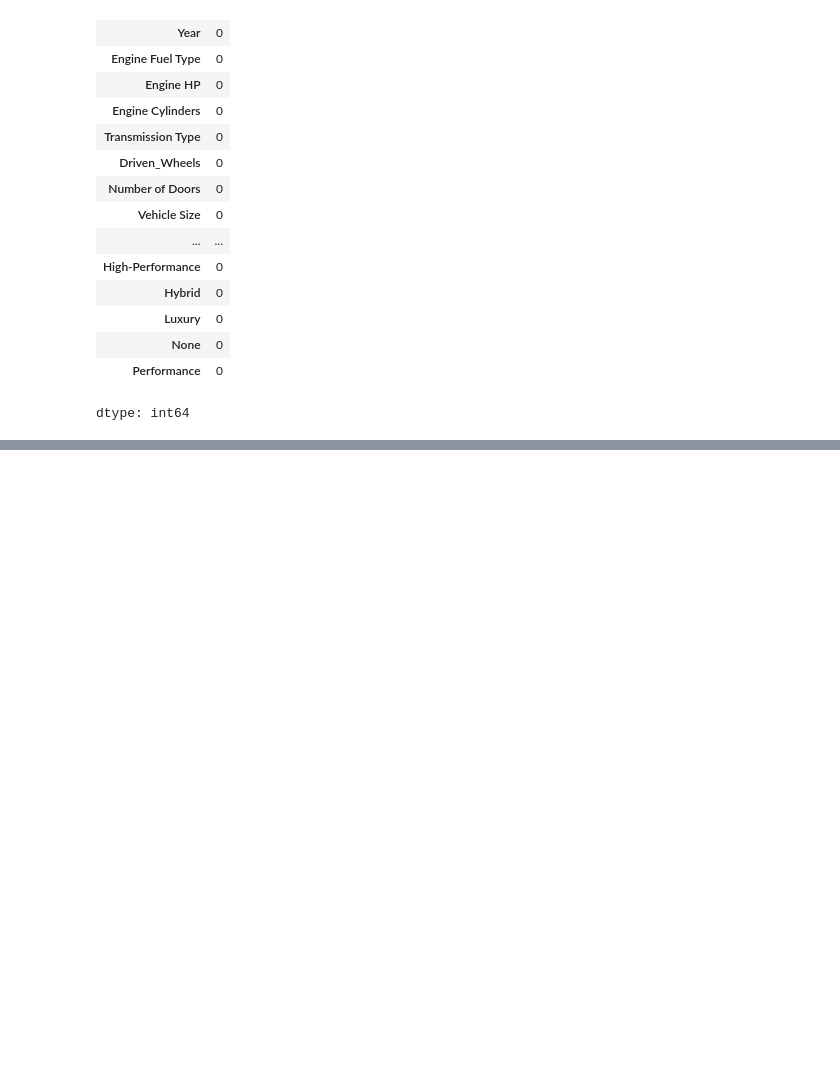
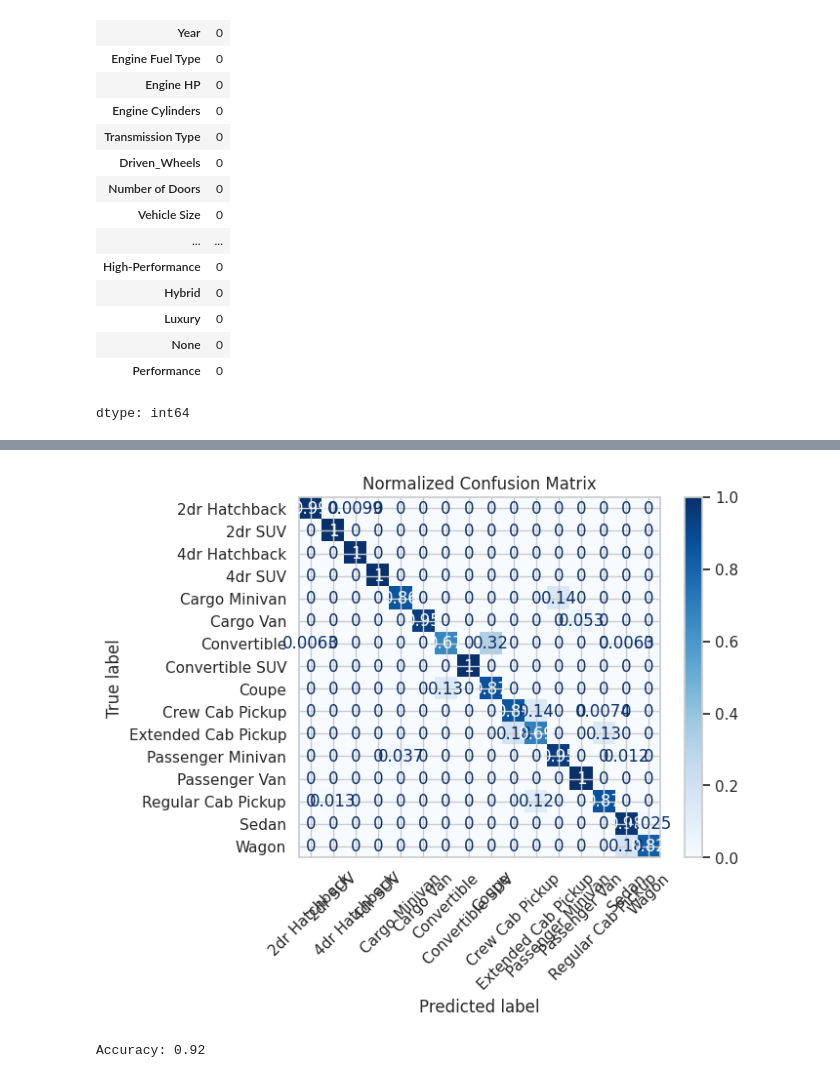
Before and after one commit to dhanesh-vaghasiya/car-model-predictor, a Jupyter notebook: main.ipynb, the cells around one changed output, grey strips where cells are left out. Cells and saved outputs as stored; diff of their text form; code cells hidden in the pictures; blank space fills up the shorter version.

```diff
--- a/main.ipynb
+++ b/main.ipynb
@@ -167,0 +464,20 @@ X_train, X_test, y_train, y_test = train_test_split(
+# %%
+from sklearn.metrics import ConfusionMatrixDisplay
+
+ConfusionMatrixDisplay.from_predictions(
+    y_test,
+    y_pred,
+    display_labels=class_names,
+    cmap='Blues',
+    normalize='true',  # ← normalize per actual class
+    xticks_rotation=45
+)
+plt.title("Normalized Confusion Matrix")
+plt.show()
+# %% [output]
+[figure, added]
+# %%
+accuracy = accuracy_score(y_test, y_pred)
+print(f"Accuracy: {accuracy:.2f}")
+# %% [output]
+Accuracy: 0.92
```
Also changed, not shown: parts of 31 cells of this notebook.
